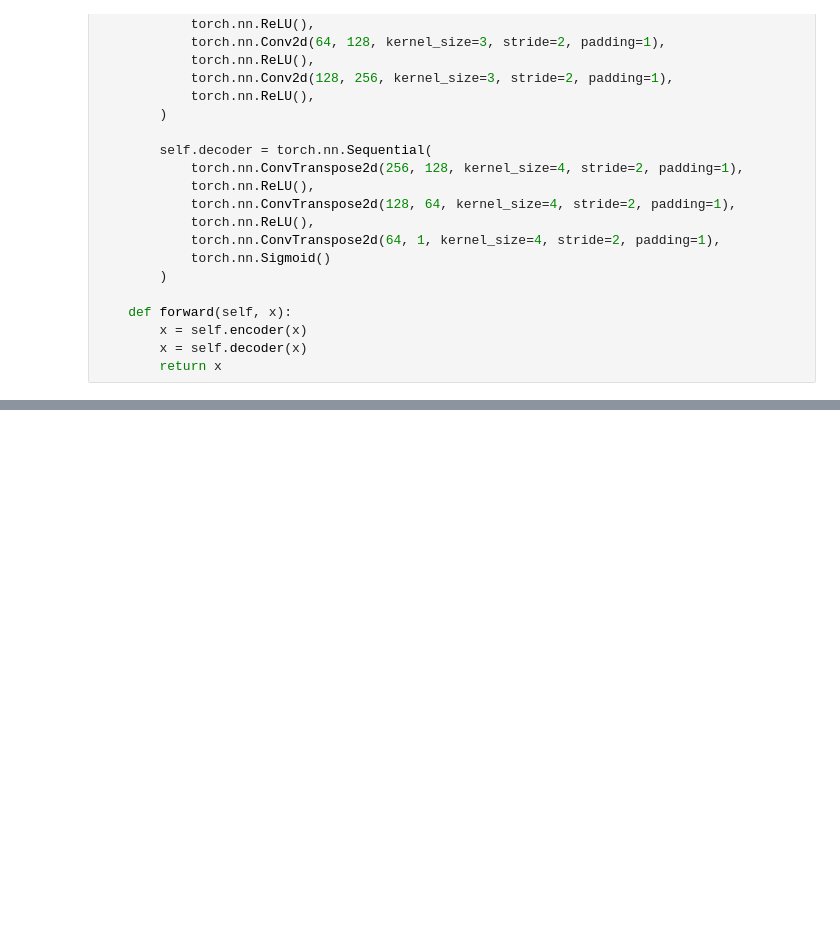
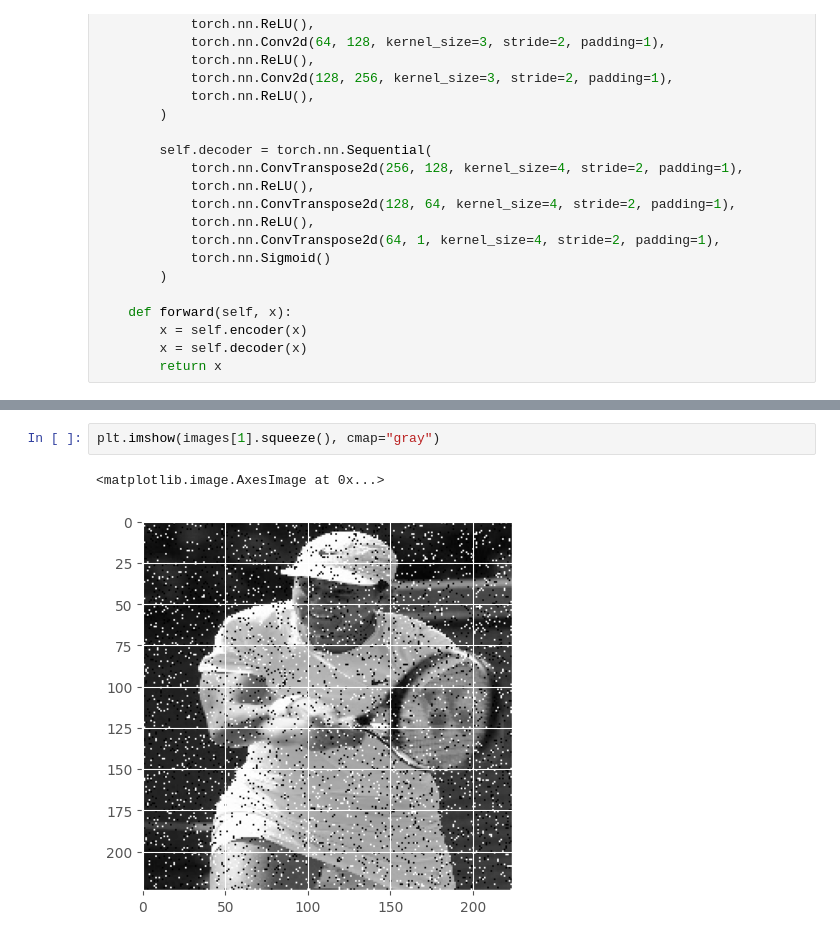
Before and after one commit to nmarks99/ML-basics, a Jupyter notebook: convAE_denoising/convAE_denoising.ipynb, the cells around one changed output, grey strips where cells are left out. Drawn from its saved outputs; the diff is of its cells as text; blank space fills up the shorter version.

```diff
--- a/convAE_denoising/convAE_denoising.ipynb
+++ b/convAE_denoising/convAE_denoising.ipynb
@@ -150,0 +157,5 @@ KeyboardInterrupt:
+# %%
+plt.imshow(images[1].squeeze(), cmap="gray")
+# %% [output]
+<matplotlib.image.AxesImage at 0x...>
+[figure, added]
```
Also changed, not shown: parts of 5 cells of this notebook.
